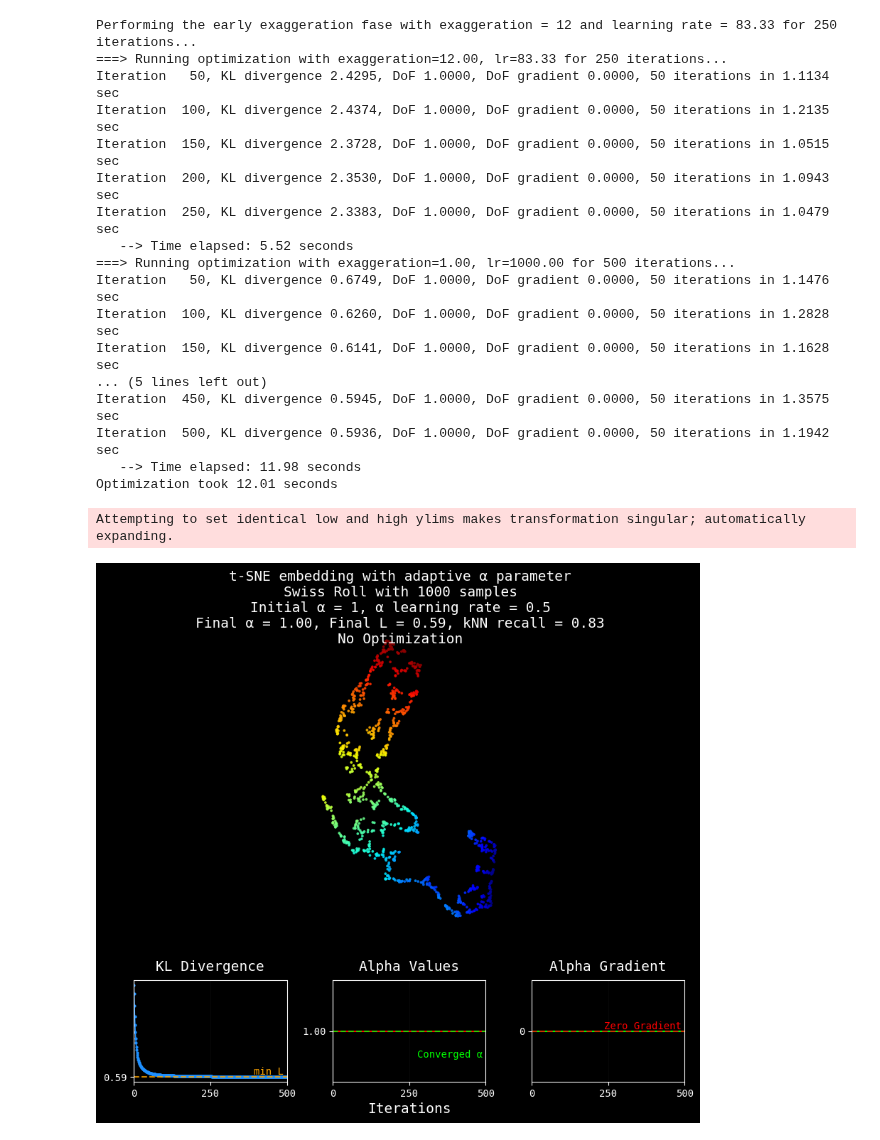
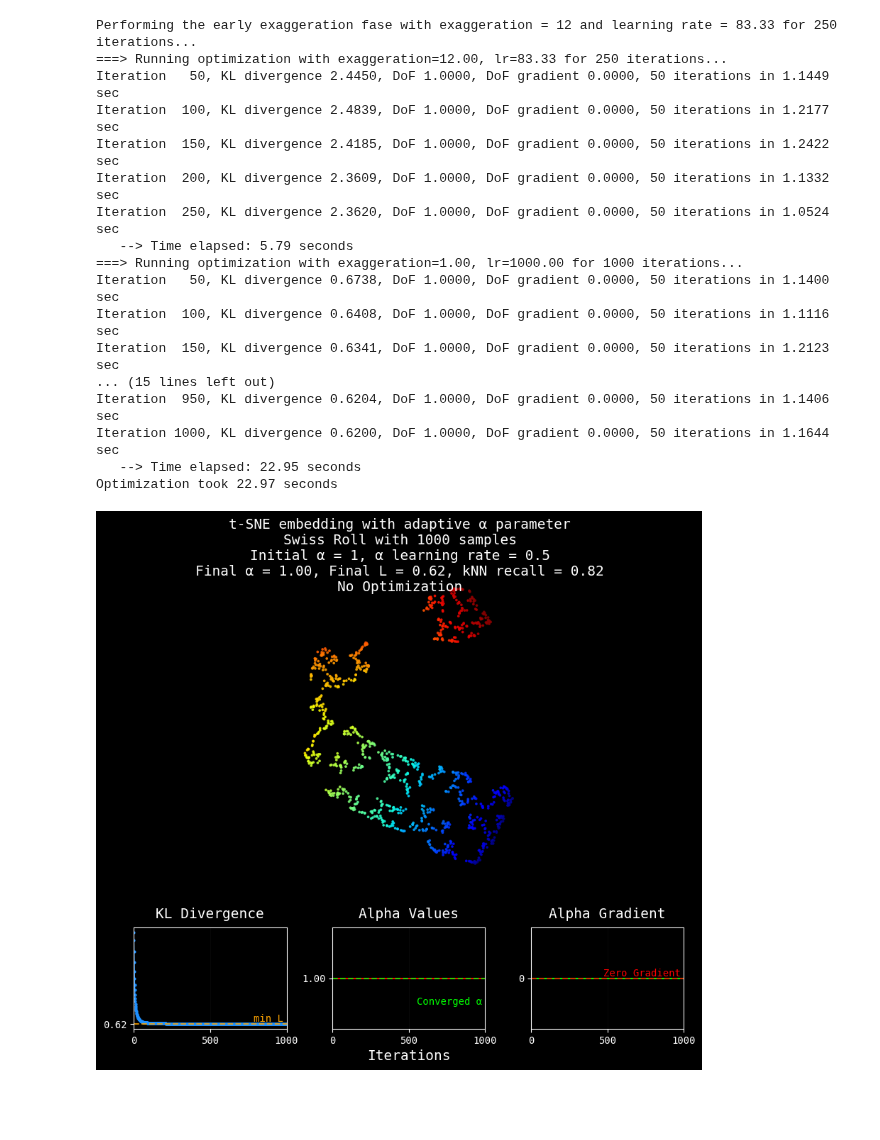
Before and after one commit to pavlin-policar/openTSNE, a Jupyter notebook: examples/test.ipynb, the cells around one changed output. Cells and saved outputs as stored; diff of their text form; code cells hidden in the pictures; blank space fills up the shorter version.

```diff
--- a/examples/test.ipynb
+++ b/examples/test.ipynb
@@ -19,3 +27,3 @@ dof_lr = 0.5
 # %%
-swiss_roll = SwissRoll.generate(n_samples=n_samples, noise=0.0)
-swiss_roll.plot(width=600, height=600)
+swiss_roll_1k = SwissRoll.generate(n_samples=1000, noise=0.0)
+swiss_roll_1k.plot(width=6, height=6)
@@ -98,37 +112,34 @@ plot_tsne_result(tsne_result, swiss_roll.labels, "Delta-bar-delta", black_templa
 # %%
 tsne_result = run_tsne(
-    swiss_roll.datapoints,
+    swiss_roll_1k.datapoints,
     perplexity=perplexity,
     random_state=random_state,
     n_components=n_components,
-    n_iter=500,
+    n_iter=1000,
     initial_dof=initial_alpha,
     dof=1,
-    dof_optimizer="delta_bar_delta",
     negative_gradient_method="bh",
-    dof_lr=dof_lr,
     dataset_name="Swiss Roll",
     )
 # %% [output]
 Performing the early exaggeration fase with exaggeration = 12 and learning rate = 83.33 for 250 iterations...
 ===> Running optimization with exaggeration=12.00, lr=83.33 for 250 iterations...
-Iteration   50, KL divergence 2.4295, DoF 1.0000, DoF gradient 0.0000, 50 iterations in 1.1134 sec
-Iteration  100, KL divergence 2.4374, DoF 1.0000, DoF gradient 0.0000, 50 iterations in 1.2135 sec
-Iteration  150, KL divergence 2.3728, DoF 1.0000, DoF gradient 0.0000, 50 iterations in 1.0515 sec
-Iteration  200, KL divergence 2.3530, DoF 1.0000, DoF gradient 0.0000, 50 iterations in 1.0943 sec
-Iteration  250, KL divergence 2.3383, DoF 1.0000, DoF gradient 0.0000, 50 iterations in 1.0479 sec
-   --> Time elapsed: 5.52 seconds
-===> Running optimization with exaggeration=1.00, lr=1000.00 for 500 iterations...
-Iteration   50, KL divergence 0.6749, DoF 1.0000, DoF gradient 0.0000, 50 iterations in 1.1476 sec
-Iteration  100, KL divergence 0.6260, DoF 1.0000, DoF gradient 0.0000, 50 iterations in 1.2828 sec
-Iteration  150, KL divergence 0.6141, DoF 1.0000, DoF gradient 0.0000, 50 iterations in 1.1628 sec
-... (5 lines left out)
-Iteration  450, KL divergence 0.5945, DoF 1.0000, DoF gradient 0.0000, 50 iterations in 1.3575 sec
-Iteration  500, KL divergence 0.5936, DoF 1.0000, DoF gradient 0.0000, 50 iterations in 1.1942 sec
-   --> Time elapsed: 11.98 seconds
-Optimization took 12.01 seconds
+Iteration   50, KL divergence 2.4450, DoF 1.0000, DoF gradient 0.0000, 50 iterations in 1.1449 sec
+Iteration  100, KL divergence 2.4839, DoF 1.0000, DoF gradient 0.0000, 50 iterations in 1.2177 sec
+Iteration  150, KL divergence 2.4185, DoF 1.0000, DoF gradient 0.0000, 50 iterations in 1.2422 sec
+Iteration  200, KL divergence 2.3609, DoF 1.0000, DoF gradient 0.0000, 50 iterations in 1.1332 sec
+Iteration  250, KL divergence 2.3620, DoF 1.0000, DoF gradient 0.0000, 50 iterations in 1.0524 sec
+   --> Time elapsed: 5.79 seconds
+===> Running optimization with exaggeration=1.00, lr=1000.00 for 1000 iterations...
+Iteration   50, KL divergence 0.6738, DoF 1.0000, DoF gradient 0.0000, 50 iterations in 1.1400 sec
+Iteration  100, KL divergence 0.6408, DoF 1.0000, DoF gradient 0.0000, 50 iterations in 1.1116 sec
+Iteration  150, KL divergence 0.6341, DoF 1.0000, DoF gradient 0.0000, 50 iterations in 1.2123 sec
+... (15 lines left out)
+Iteration  950, KL divergence 0.6204, DoF 1.0000, DoF gradient 0.0000, 50 iterations in 1.1406 sec
+Iteration 1000, KL divergence 0.6200, DoF 1.0000, DoF gradient 0.0000, 50 iterations in 1.1644 sec
+   --> Time elapsed: 22.95 seconds
+Optimization took 22.97 seconds
 # %%
-plot_tsne_result(tsne_result, swiss_roll.labels, "No Optimization", black_template = True)
+plot_tsne_result(tsne_result, swiss_roll_1k.labels, "No Optimization", black_template = True)
 # %% [output]
-Attempting to set identical low and high ylims makes transformation singular; automatically expanding.
-[figure, old version]
+[figure, new version]
```
Also changed, not shown: parts of 36 cells of this notebook.
